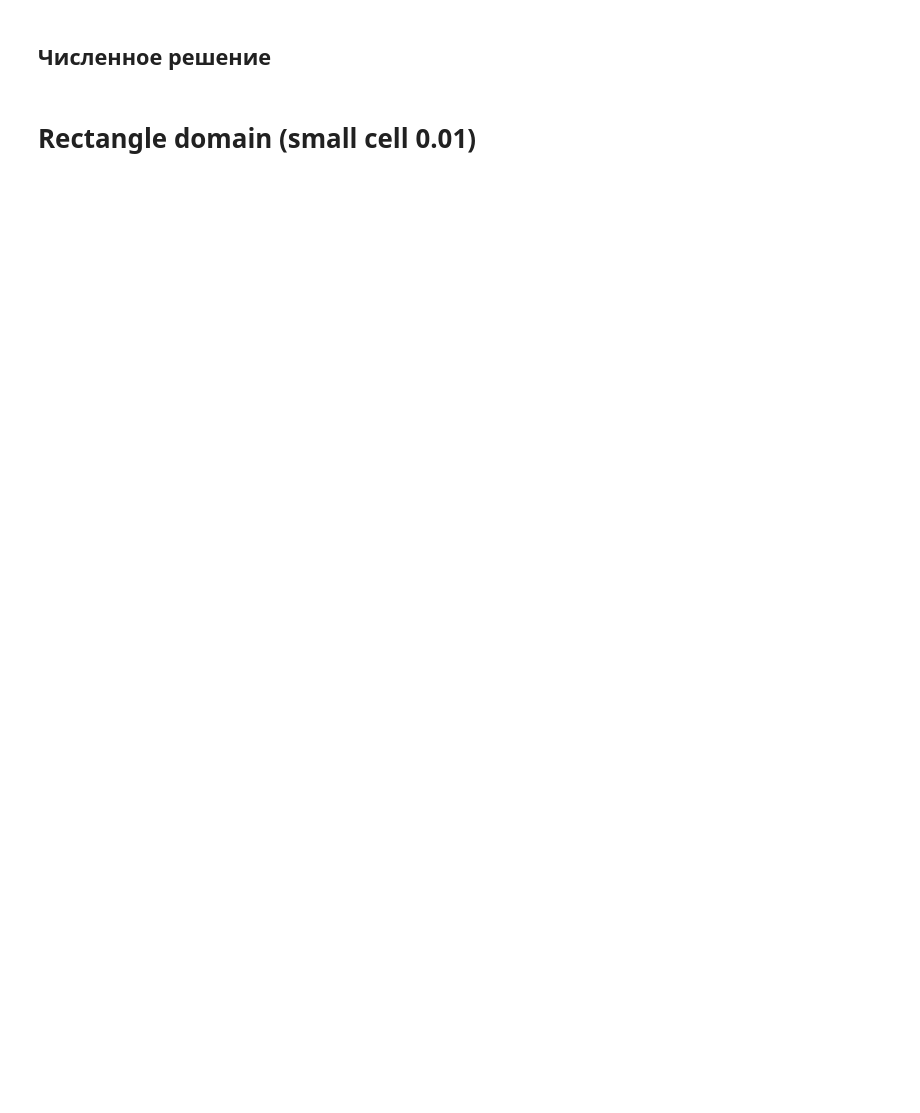
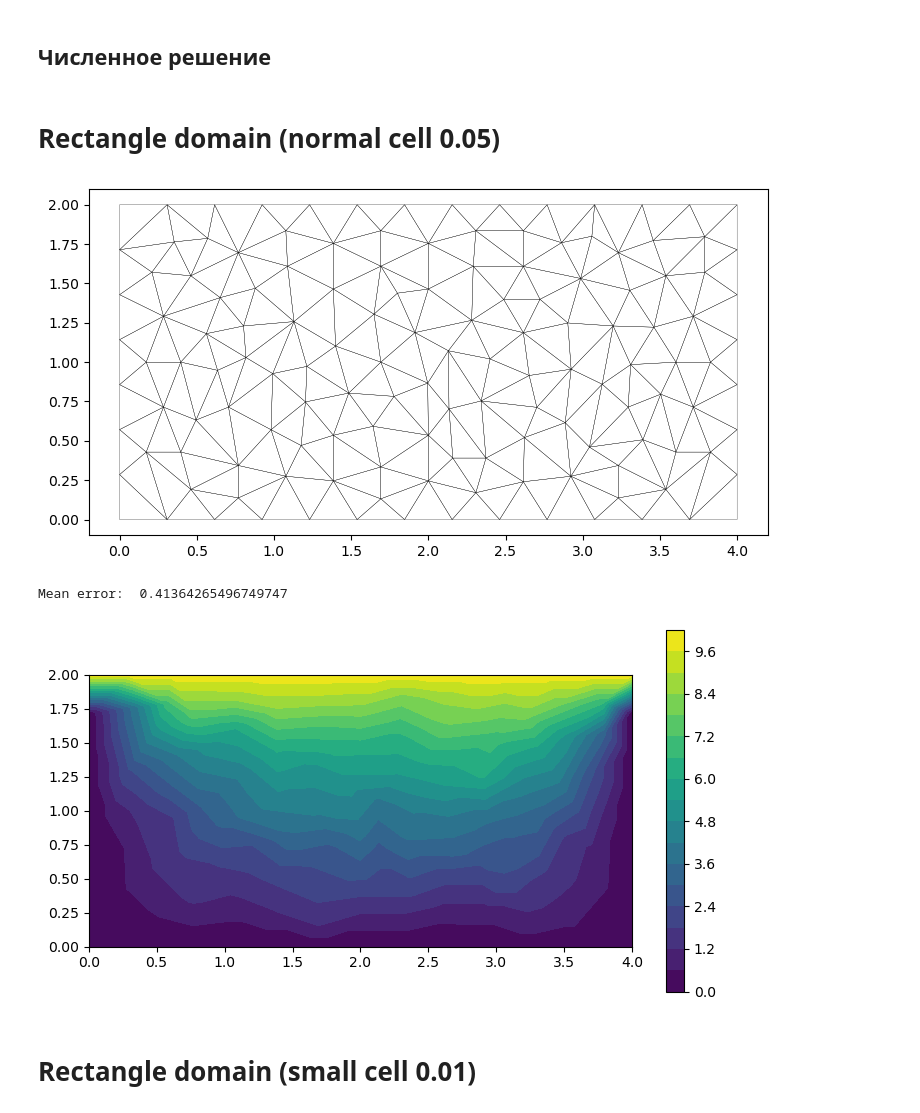
Before and after one commit to sanonesan/2d_Laplace_eq_FEM, a Jupyter notebook: laplace_eq_domain_2_rectangle_dirichlet_only.ipynb, the cells around one changed output. Saved outputs shown, nothing was run; the diff lists cells and outputs as text; code cells hidden in the pictures; blank space fills up the shorter version.

```diff
--- a/laplace_eq_domain_2_rectangle_dirichlet_only.ipynb
+++ b/laplace_eq_domain_2_rectangle_dirichlet_only.ipynb
@@ -52,4 +79,41 @@ def print_error(x, y ,z):
 # %% [markdown]
 <h2> Численное решение </h2>
+# %% [markdown]
+<h1> Rectangle domain (normal cell 0.05)
+# %%
+domain_name = "rect_dirichlet_only_005"
+
+df_x_y = pd.read_csv("./domains/domain_2/mesh005/mesh_nodes.csv")
+df_z = pd.read_csv("./output/domain_2_extra/mesh005/Test_domain_2_rectangle_dirichlet_only_005_solution.csv")
+df_elements = pd.read_csv("./domains/domain_2/mesh005/mesh_polygons.csv")
+for element in df_elements.values:
+    element -= 1;
+
+plt.rcParams["figure.figsize"] = [7.5, 4]
+plt.rcParams["figure.autolayout"] = True
+
+plot_fem_mesh(df_x_y["x"].values, df_x_y["y"].values, df_elements.values)
+plt.savefig(export_path + domain_name + ".png", dpi = 500, transparent=True)
+plt.show()
+plt.close()
+
+print_error(df_x_y["x"].values, df_x_y["y"].values, df_z["sol"].values)
+
+
+plt.rcParams["figure.figsize"] = [7.5, 4]
+plt.rcParams["figure.autolayout"] = True
+
+triangulation = tri.Triangulation(df_x_y["x"].values, df_x_y["y"].values, triangles=df_elements.values)
+plt.tricontourf(triangulation, df_z["sol"].values, levels = 17)
+
+
+plt.axis("image")
+plt.colorbar()
+plt.savefig(export_path + domain_name + ".png", dpi = 500, transparent=True)
+plt.show()
+# %% [output]
+[figure, added]
+Mean error:  0.41364265496749747
+[figure, added]
 # %% [markdown]
 <h1> Rectangle domain (small cell 0.01)
```
Also changed, not shown: parts of 6 cells of this notebook, 34 other files.
